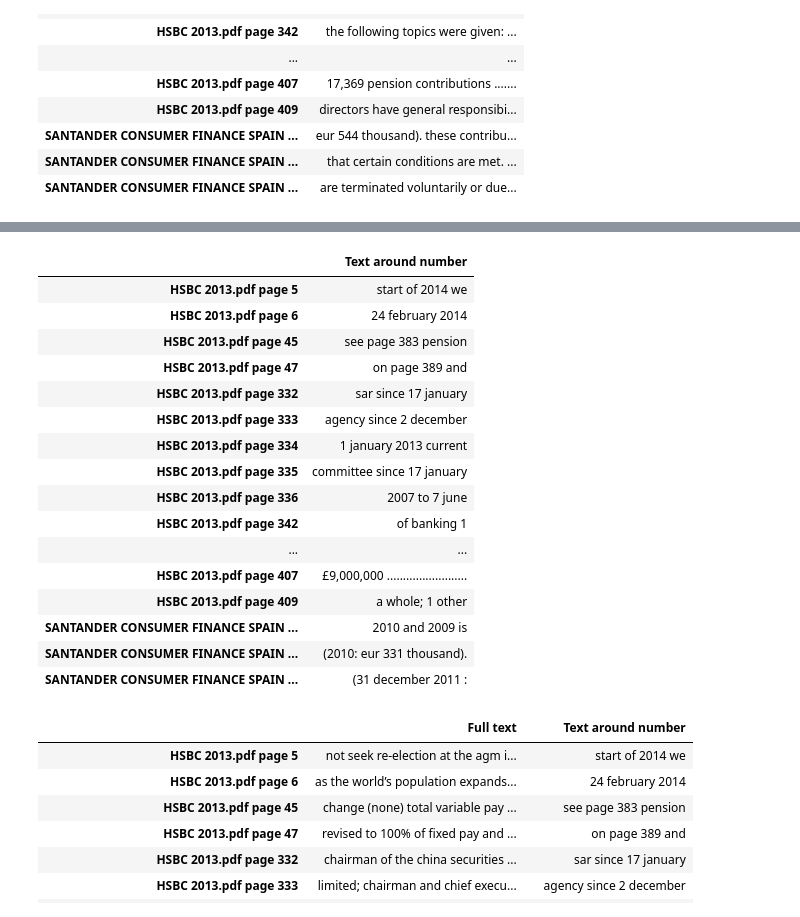
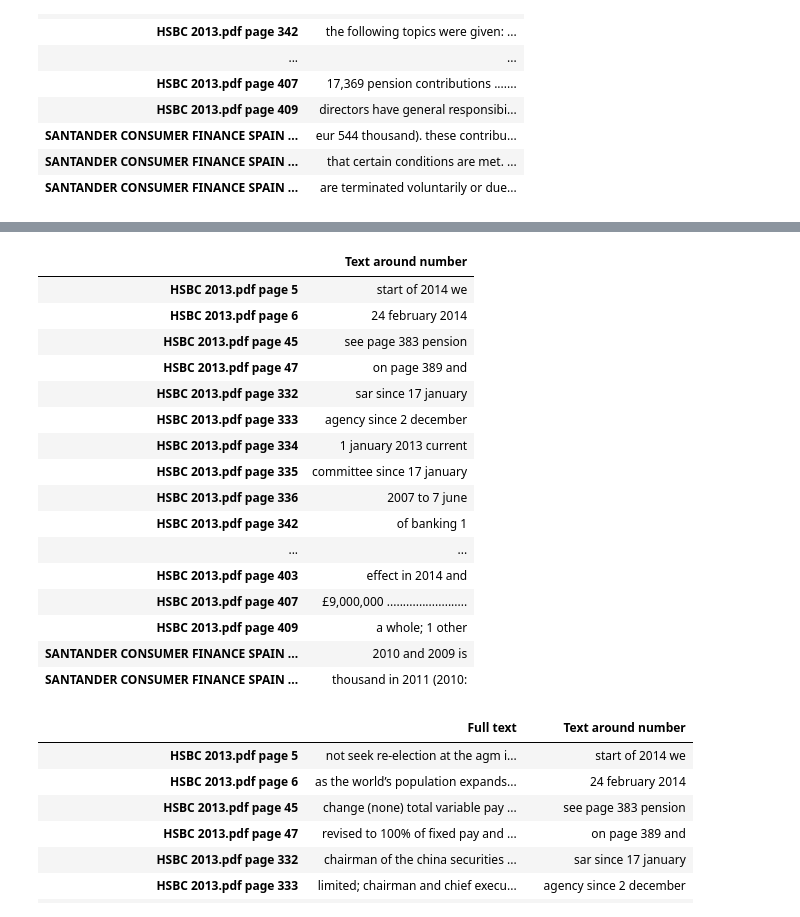
Before and after one commit to maxbranting/Remuneration-Data-Text-Mining, a Jupyter notebook: script_presentation.ipynb, the cells around one changed output, grey strips where cells are left out. Drawn from its saved outputs; the diff is of its cells as text; code cells hidden in the pictures.

Commit message:
Text around number update
updated, but not finished

```diff
--- a/script_presentation.ipynb
+++ b/script_presentation.ipynb
@@ -402,41 +405,49 @@ number_dictionary
 # %%
 #creating data frame with text around numbers, which has been found in previous code
 
 insert2 = ' page '
 remuntext_dict2 = {}
 extracted_text2 = pd.DataFrame()
 for title, pages in pdf_pages.items():
     document2 = PyPDF2.PdfFileReader(pth + '/' + title, strict=False)
     for page in pages:
         textsplit2 = document2.getPage(page).extractText().lower().split()
         for index, item in enumerate(textsplit2):
+#-----------------------------------------------------------------------------------
             for i in range(0,len(list(pdf_pages.keys()))):
-                if item in list(number_dictionary.values())[i]:
-                    dictitle2 = (str(title) + ' page ' + str(page))
-                    remuntext_dict2[dictitle2] = textsplit2[index-2:index+2]
+
+#tried to take specific list of numbers and check if they are in specific PDF but do not know if it correctly worked
+
+                if list(number_dictionary)[i] == title:
+
+#-----------------------------------------------------------------------------------
+
+                    if item in list(number_dictionary.values())[i]:
+                        dictitle2 = (str(title) + ' page ' + str(page))
+                        remuntext_dict2[dictitle2] = textsplit2[index-2:index+2]
 remuntext_dict2 = {index: ' '.join(values) for index, values in remuntext_dict2.items()}
 txt_df = pd.DataFrame.from_dict(remuntext_dict2, orient = 'index')
 
 txt_df.rename(columns={0:'Text around number'}, inplace=True)
 txt_df
 # %% [output]
 |  | Text around number |
 | HSBC 2013.pdf page 5 | start of 2014 we |
 | HSBC 2013.pdf page 6 | 24 february 2014 |
 | HSBC 2013.pdf page 45 | see page 383 pension |
 | HSBC 2013.pdf page 47 | on page 389 and |
 | HSBC 2013.pdf page 332 | sar since 17 january |
 | HSBC 2013.pdf page 333 | agency since 2 december |
 | HSBC 2013.pdf page 334 | 1 january 2013 current |
 | HSBC 2013.pdf page 335 | committee since 17 january |
 | HSBC 2013.pdf page 336 | 2007 to 7 june |
 | HSBC 2013.pdf page 342 | of banking 1 |
 | ... | ... |
+| HSBC 2013.pdf page 403 | effect in 2014 and |
 | HSBC 2013.pdf page 407 | £9,000,000 ......................... |
 | HSBC 2013.pdf page 409 | a whole; 1 other |
 | SANTANDER CONSUMER FINANCE SPAIN ... | 2010 and 2009 is |
-| SANTANDER CONSUMER FINANCE SPAIN ... | (2010: eur 331 thousand). |
-| SANTANDER CONSUMER FINANCE SPAIN ... | (31 december 2011 : |
+| SANTANDER CONSUMER FINANCE SPAIN ... | thousand in 2011 (2010: |
 # %%
 cleaned_df = pd.concat([cleaned_df, txt_df], axis=1)
 cleaned_df
```
Also changed, not shown: parts of 1 cell of this notebook.
